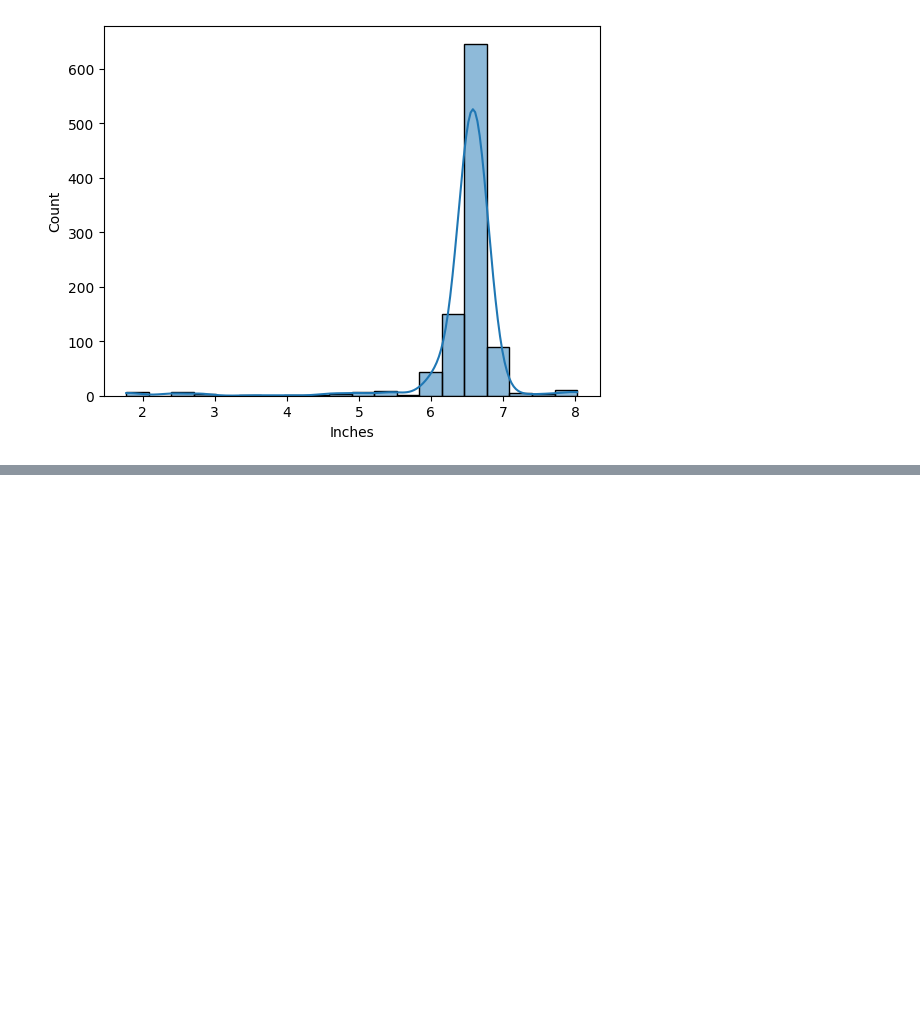
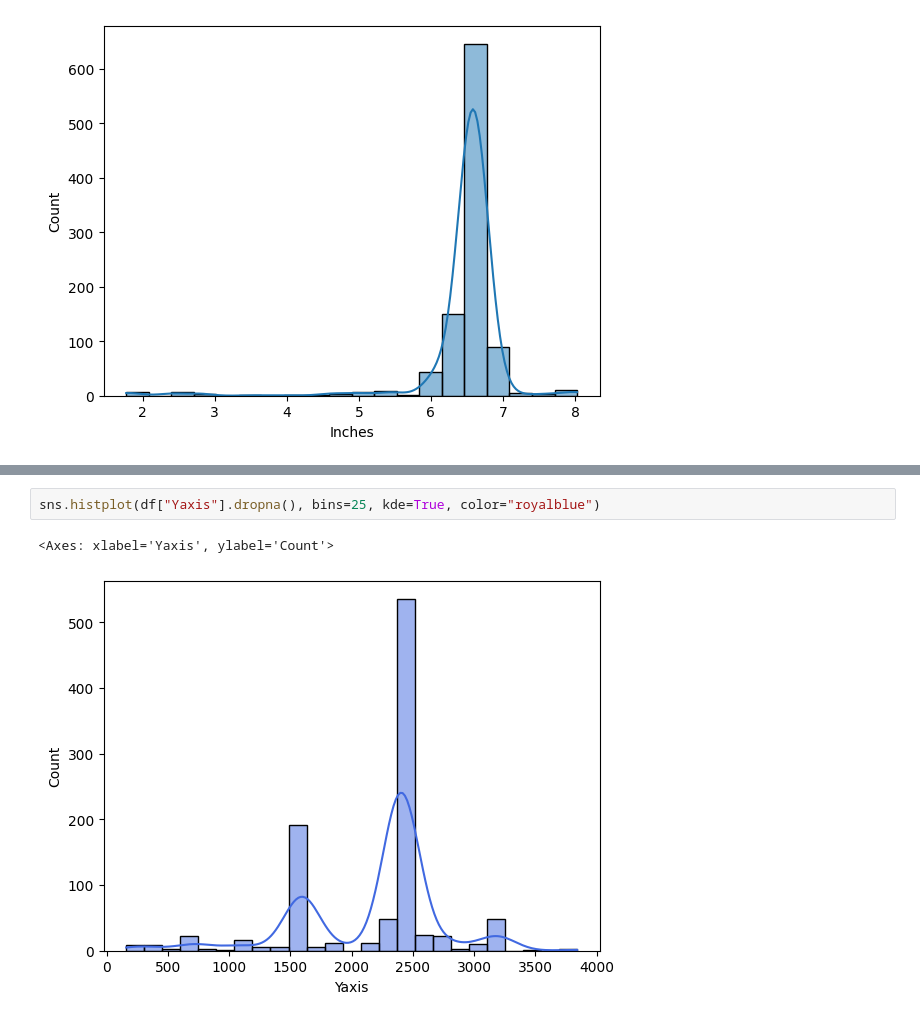
Before and after one commit to SachinrSuryawanshi/Smartphone-Price-Prediction-Project, a Jupyter notebook: notebooks/03_eda.ipynb, the cells around one changed output, grey strips where cells are left out. Saved outputs shown, nothing was run; the diff lists cells and outputs as text; blank space fills up the shorter version.

```diff
--- a/notebooks/03_eda.ipynb
+++ b/notebooks/03_eda.ipynb
@@ -242,0 +279,5 @@ sns.histplot(df["Inches"].dropna(), kde=True, bins=20)
+# %%
+sns.histplot(df["Yaxis"].dropna(), bins=25, kde=True, color="royalblue")
+# %% [output]
+<Axes: xlabel='Yaxis', ylabel='Count'>
+[figure, added]
```
Also changed, not shown: parts of 11 cells of this notebook, 1 other file.
